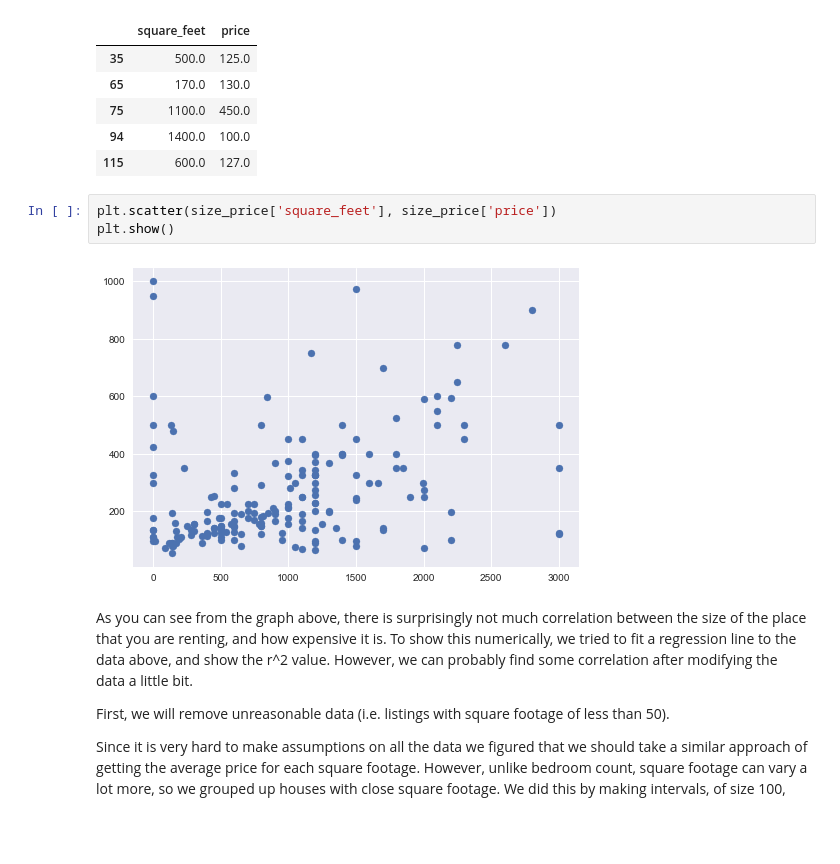
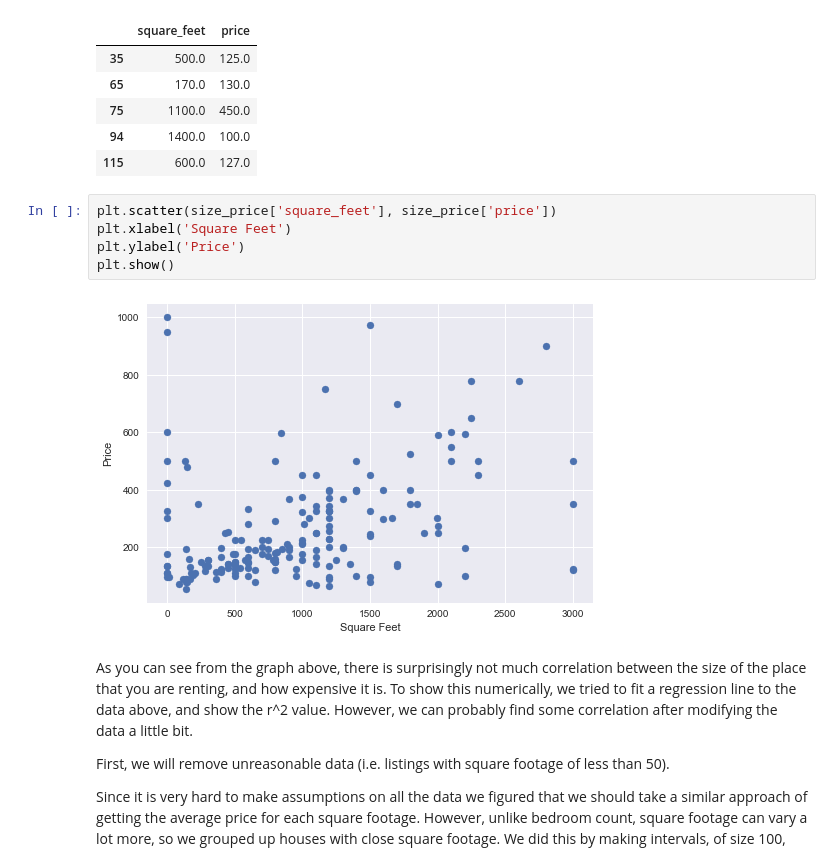
Before and after one commit to AbiSri/finaltutorial, a Jupyter notebook: main.ipynb, the cells around one changed output. Cells and saved outputs as stored; diff of their text form; blank space fills up the shorter version.

```diff
--- a/main.ipynb
+++ b/main.ipynb
@@ -343,9 +357,11 @@ size_price.head()
 | 115 | 600.0 | 127.0 |
 # %%
 plt.scatter(size_price['square_feet'], size_price['price'])
+plt.xlabel('Square Feet')
+plt.ylabel('Price')
 plt.show()
 # %% [output]
-[figure, old version]
+[figure, new version]
 # %% [markdown]
 As you can see from the graph above, there is surprisingly not much correlation between the size of the place that you are renting, and how expensive it is. To show this numerically, we tried to fit a regression line to the data above, and show the r^2 value. However, we can probably find some correlation after modifying the data a little bit.
 
```
Also changed, not shown: parts of 17 cells of this notebook.
